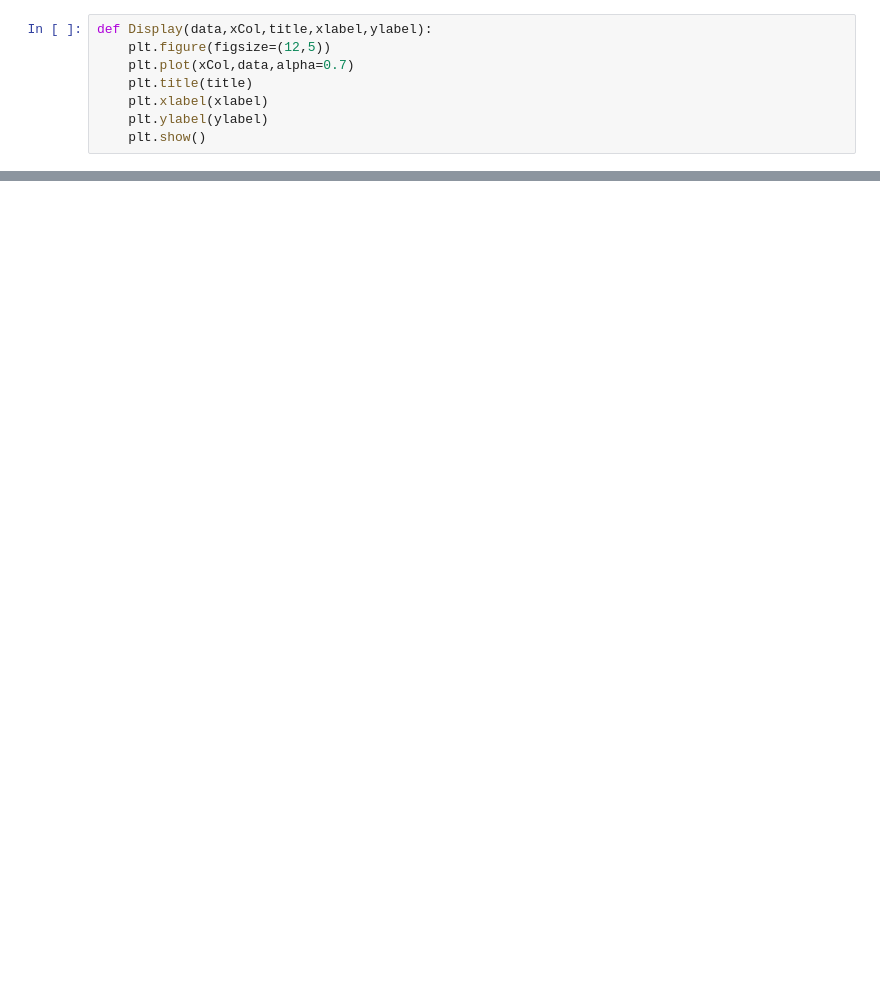
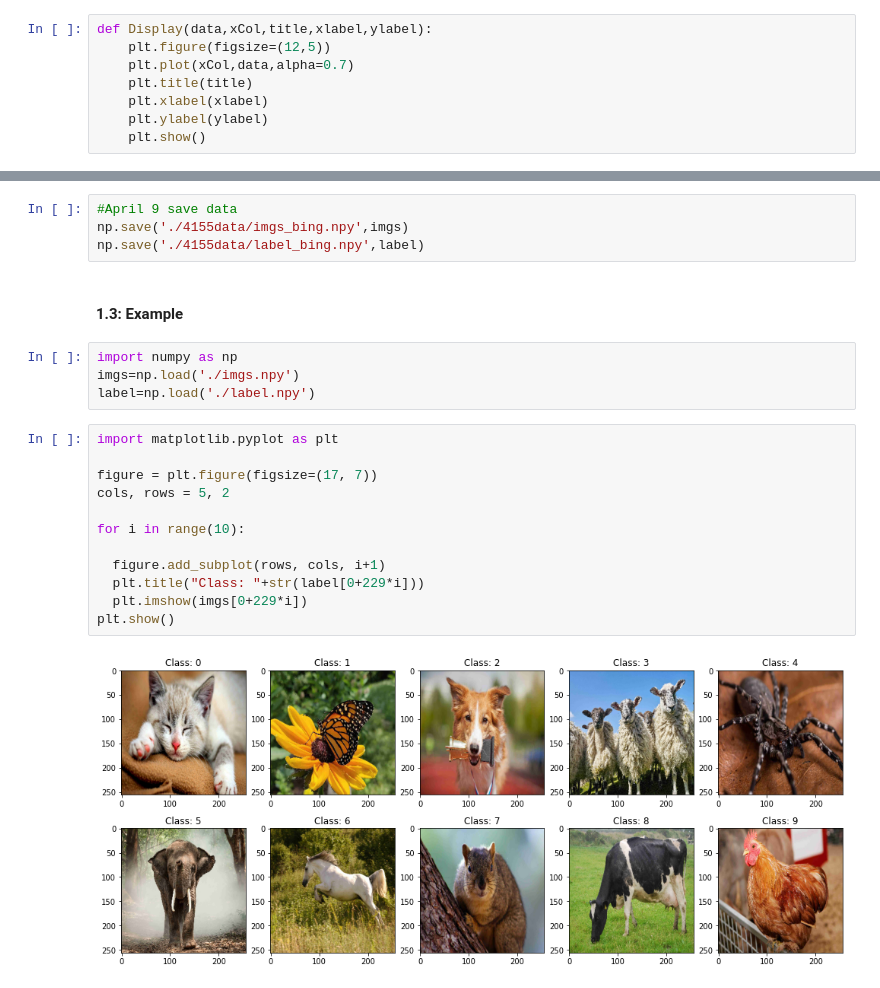
Before and after one commit to Joejoequ/AnimalClassification, a Jupyter notebook: code/CSCI4155_Group10_FinalCode.ipynb, the cells around one changed output, grey strips where cells are left out. Cells and saved outputs as stored; diff of their text form; blank space fills up the shorter version.

```diff
--- a/code/CSCI4155_Group10_FinalCode.ipynb
+++ b/code/CSCI4155_Group10_FinalCode.ipynb
@@ -647,0 +629,24 @@ RuntimeError: shape '[64, 6400]' is invalid for input of size 589824
+# %%
+#April 9 save data
+np.save('./4155data/imgs_bing.npy',imgs)
+np.save('./4155data/label_bing.npy',label)
+# %% [markdown]
+#### 1.3: Example
+# %%
+import numpy as np
+imgs=np.load('./imgs.npy')
+label=np.load('./label.npy')
+# %%
+import matplotlib.pyplot as plt
+
+figure = plt.figure(figsize=(17, 7))
+cols, rows = 5, 2
+
+for i in range(10):
+
+  figure.add_subplot(rows, cols, i+1)
+  plt.title("Class: "+str(label[0+229*i]))
+  plt.imshow(imgs[0+229*i])
+plt.show()
+# %% [output]
+[figure, added]
```
Also changed, not shown: parts of 64 cells of this notebook.
